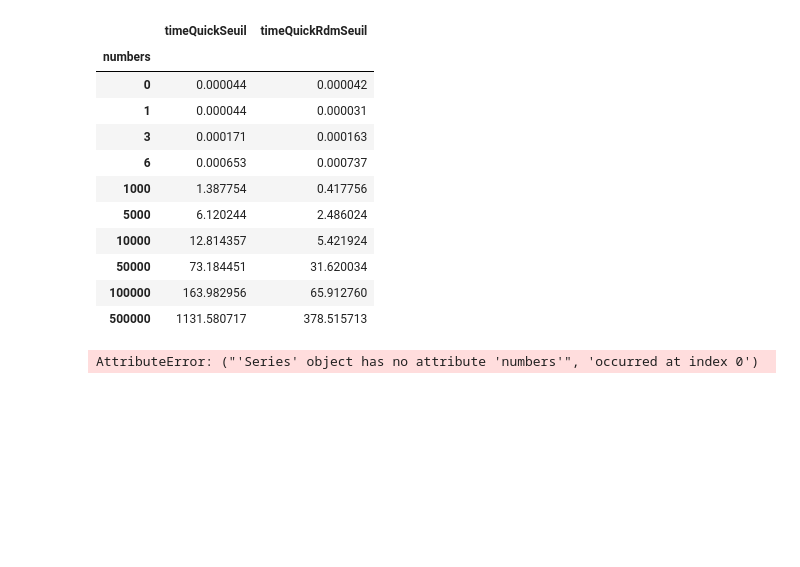
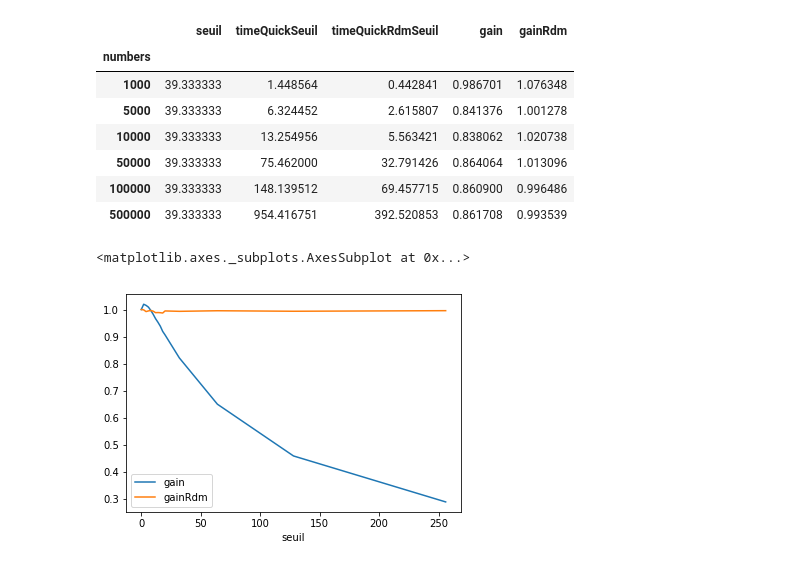
Before and after one commit to FabriceCh/inf8775, a Jupyter notebook: tp1/tp1-H19/seuils.ipynb, the cells around one changed output. Drawn from its saved outputs; the diff is of its cells as text; code cells hidden in the pictures; blank space fills up the shorter version.

Commit message:
more things in seuils, seuil de 4 décidé i guess

```diff
--- a/tp1/tp1-H19/seuils.ipynb
+++ b/tp1/tp1-H19/seuils.ipynb
@@ -193,32 +147,34 @@ means[:12].plot(kind='bar')
 # %%
 meansByN = data.groupby('numbers').mean()
-meansByN = means.loc[:,["timeQuickSeuil", "timeQuickRdmSeuil"]]
+#meansByN = means.loc[:,["timeQuickSeuil", "timeQuickRdmSeuil"]]
 meansByN
 # %% [output]
-|  | timeQuickSeuil | timeQuickRdmSeuil |
-| numbers |  |  |
-| 0 | 0.000044 | 0.000042 |
-| 1 | 0.000044 | 0.000031 |
-| 3 | 0.000171 | 0.000163 |
-| 6 | 0.000653 | 0.000737 |
-| 1000 | 1.387754 | 0.417756 |
-| 5000 | 6.120244 | 2.486024 |
-| 10000 | 12.814357 | 5.421924 |
-| 50000 | 73.184451 | 31.620034 |
-| 100000 | 163.982956 | 65.912760 |
-| 500000 | 1131.580717 | 378.515713 |
+|  | seuil | timeQuickSeuil | timeQuickRdmSeuil | gain | gainRdm |
+| numbers |  |  |  |  |  |
+| 1000 | 39.333333 | 1.448564 | 0.442841 | 0.986701 | 1.076348 |
+| 5000 | 39.333333 | 6.324452 | 2.615807 | 0.841376 | 1.001278 |
+| 10000 | 39.333333 | 13.254956 | 5.563421 | 0.838062 | 1.020738 |
+| 50000 | 39.333333 | 75.462000 | 32.791426 | 0.864064 | 1.013096 |
+| 100000 | 39.333333 | 148.139512 | 69.457715 | 0.860900 | 0.996486 |
+| 500000 | 39.333333 | 954.416751 | 392.520853 | 0.861708 | 0.993539 |
 # %%
-def getMeanOfGain(taille, seuil):
+#def getMeanOfGain(taille, seuil):
+#
+#    return
+#
+#def addGain(x, seuil):
+#    return x.numbers
+#
+#seuils = data.seuil.unique()
+#for seuil in seuils:
+#    meansByN["gainS=" + str(seuil)] = meansByN.apply(addGain, args=[seuil], axis=1)
+#
+#meansByN
 
-    return
-
-def addGain(x, seuil):
-    return x.numbers
-
-seuils = data.seuil.unique()
-for seuil in seuils:
-    meansByN["gainS=" + str(seuil)] = meansByN.apply(addGain, args=[seuil], axis=1)
-
-meansByN
+seuilLargeSets = data.loc[data["numbers"] == 500000]
+means = seuilLargeSets.groupby('seuil').mean()
+means = means.loc[:,["gain", "gainRdm"]]
+means.plot()
 # %% [output]
-AttributeError: ("'Series' object has no attribute 'numbers'", 'occurred at index 0')
+<matplotlib.axes._subplots.AxesSubplot at 0x...>
+[figure, added]
```
Also changed, not shown: parts of 23 cells of this notebook, 3 other files.
